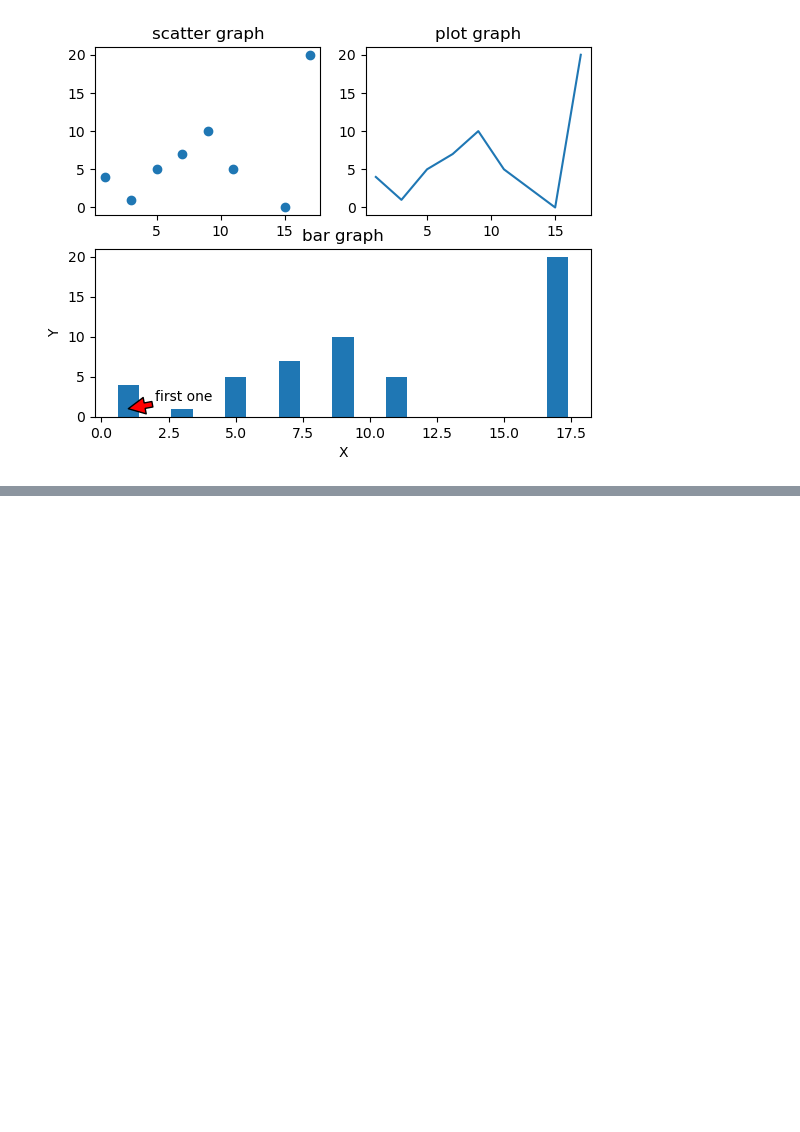
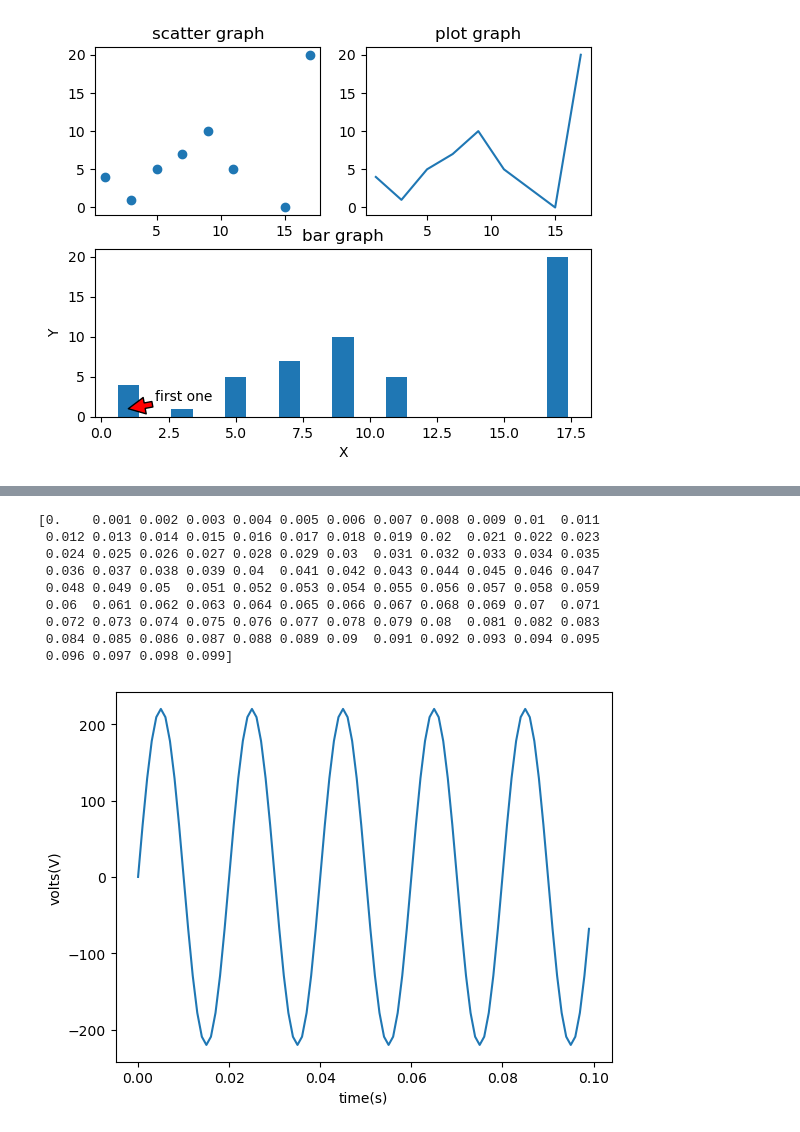
Before and after one commit to MemoryFactory/jupyter_basic, a Jupyter notebook: python_basic_exercises.ipynb, the cells around one changed output, grey strips where cells are left out. Cells and saved outputs as stored; diff of their text form; code cells hidden in the pictures; blank space fills up the shorter version.

```diff
--- a/python_basic_exercises.ipynb
+++ b/python_basic_exercises.ipynb
@@ -266,0 +314,24 @@ plt.show()
+# %%
+# Program 6.10
+import numpy as np
+import matplotlib.pyplot as plt
+
+x=np.arange(0.0,0.1,0.001)
+print(x)
+y=220*np.sin(100*np.pi*x)
+
+plt.plot(x,y)
+plt.xlabel('time(s)')
+plt.ylabel('volts(V)')
+plt.show()
+# %% [output]
+[0.    0.001 0.002 0.003 0.004 0.005 0.006 0.007 0.008 0.009 0.01  0.011
+ 0.012 0.013 0.014 0.015 0.016 0.017 0.018 0.019 0.02  0.021 0.022 0.023
+ 0.024 0.025 0.026 0.027 0.028 0.029 0.03  0.031 0.032 0.033 0.034 0.035
+ 0.036 0.037 0.038 0.039 0.04  0.041 0.042 0.043 0.044 0.045 0.046 0.047
+ 0.048 0.049 0.05  0.051 0.052 0.053 0.054 0.055 0.056 0.057 0.058 0.059
+ 0.06  0.061 0.062 0.063 0.064 0.065 0.066 0.067 0.068 0.069 0.07  0.071
+ 0.072 0.073 0.074 0.075 0.076 0.077 0.078 0.079 0.08  0.081 0.082 0.083
+ 0.084 0.085 0.086 0.087 0.088 0.089 0.09  0.091 0.092 0.093 0.094 0.095
+ 0.096 0.097 0.098 0.099]
+[figure, added]
```
Also changed, not shown: parts of 5 cells of this notebook, 1 other file.
